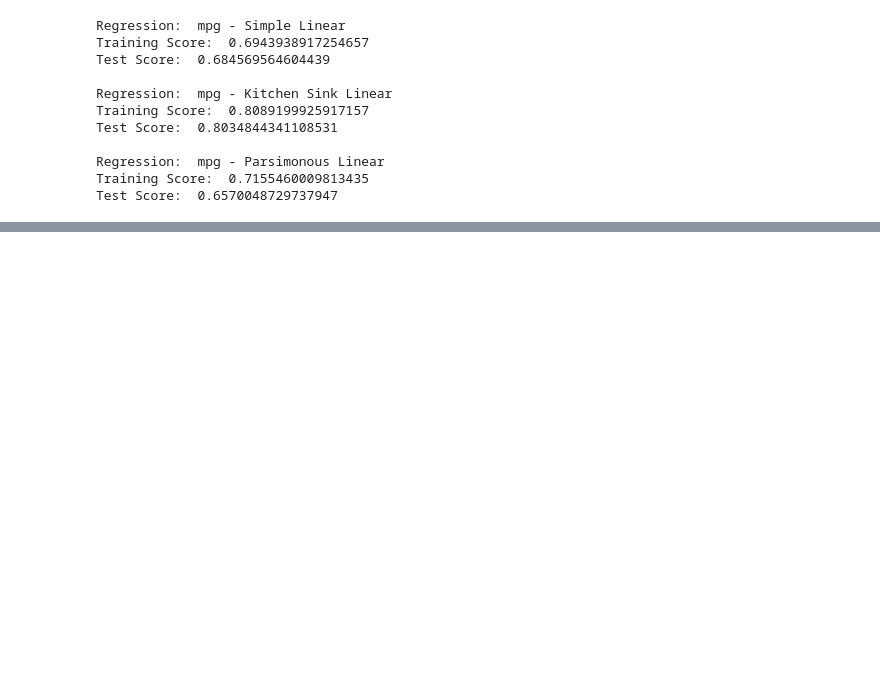
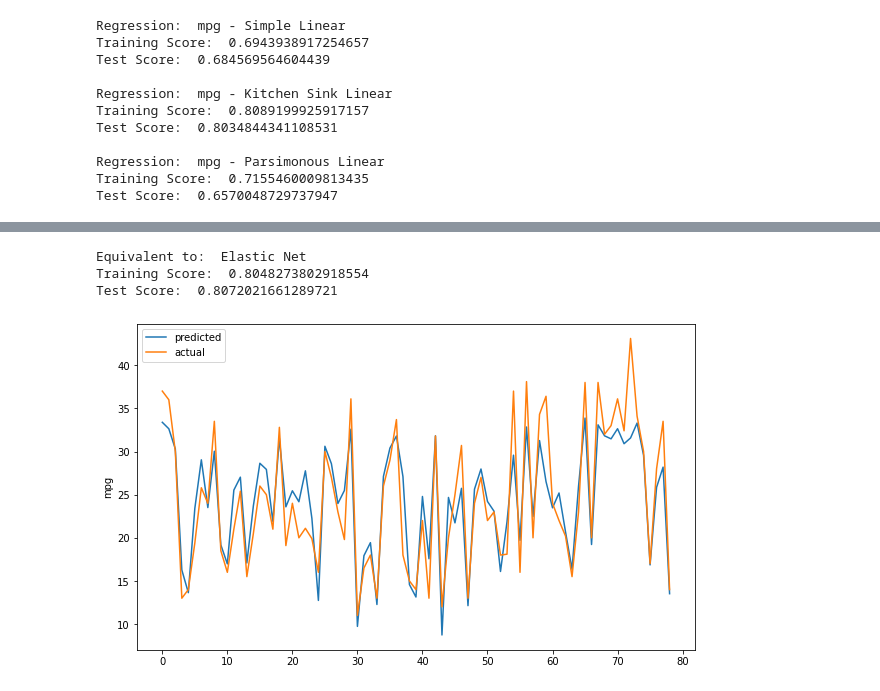
Before and after one commit to heebyyy/Regression_Model_With_Scikit_Learn, a Jupyter notebook: RegularizedRegressionModel.ipynb, the cells around one changed output, grey strips where cells are left out. Drawn from its saved outputs; the diff is of its cells as text; code cells hidden in the pictures; blank space fills up the shorter version.

```diff
--- a/RegularizedRegressionModel.ipynb
+++ b/RegularizedRegressionModel.ipynb
@@ -124,0 +149,20 @@ Test Score:  0.6570048729737947
+# %%
+def elastic_net_reg(x_train, y_train, alpha = 1, l1_ratio = 0.5,
+                   normalize = False, max_iter = 100000, warm_start = True,
+                   equivalent_to = 'Elastic Net'):
+
+    print('Equivalent to: ',equivalent_to)
+
+    model = ElasticNet(alpha = alpha, l1_ratio = l1_ratio, normalize = normalize,
+                      max_iter = max_iter, warm_start = warm_start,)
+
+    model.fit(x_train, y_train)
+
+    return model
+# %%
+result_dict['mpg - Kitchen sink Elastic Net'] = build_model(elastic_net_reg, 'mpg', featues, automobile_df, show_plot_Y = True)
+# %% [output]
+Equivalent to:  Elastic Net
+Training Score:  0.8048273802918554
+Test Score:  0.8072021661289721
+[figure, added]
```
Also changed, not shown: parts of 14 cells of this notebook.
